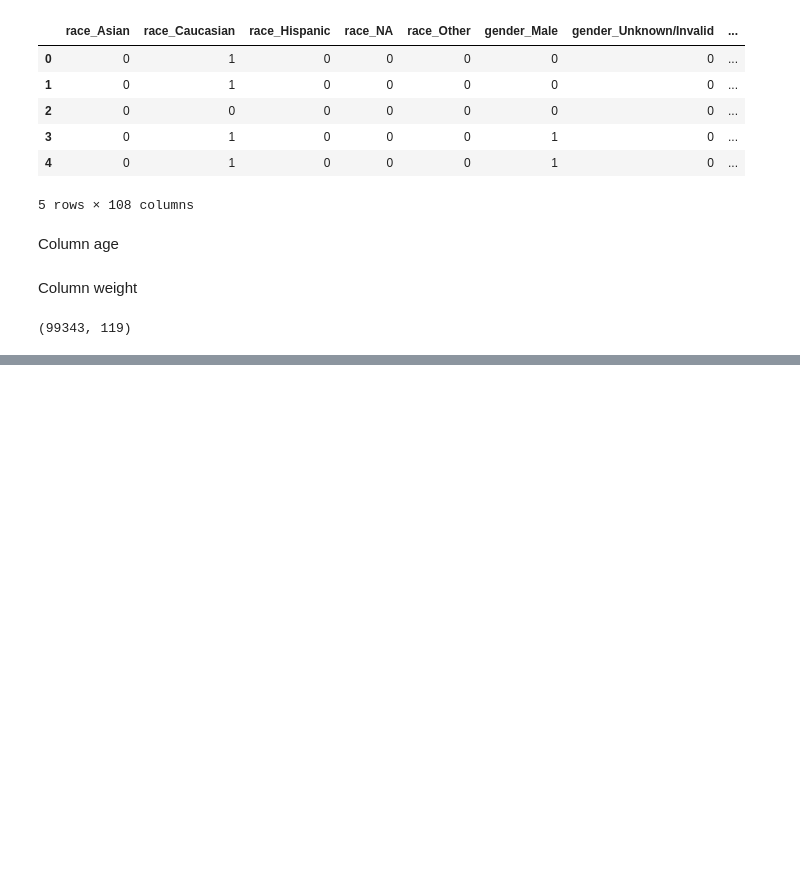
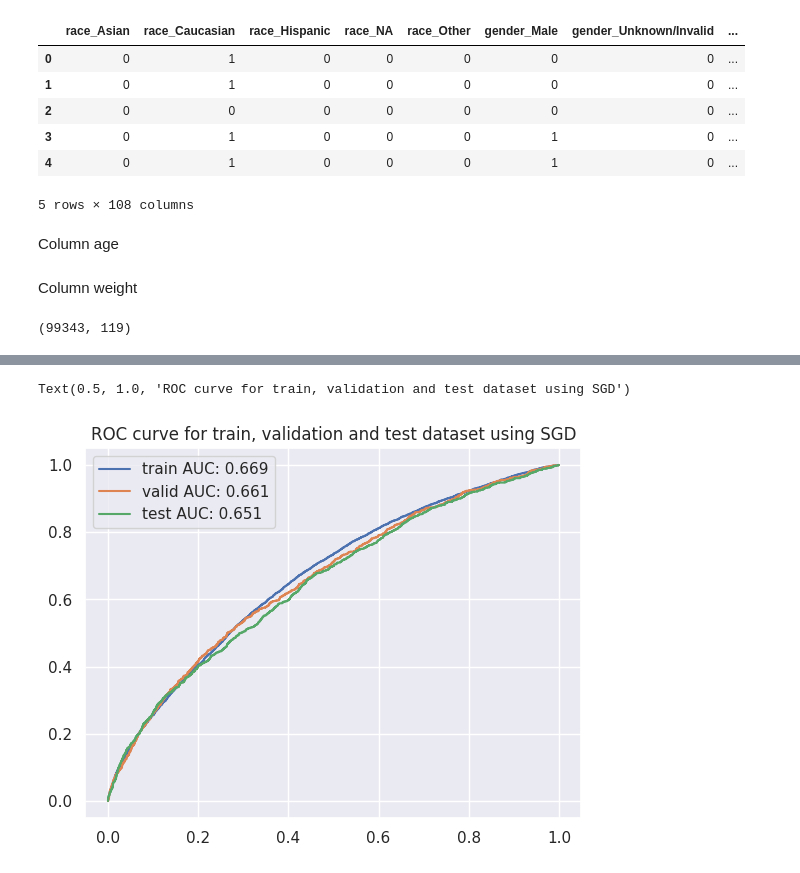
Before and after one commit to JavierPachas/diabetes, a Jupyter notebook: diabetes.ipynb, the cells around one changed output, grey strips where cells are left out. Saved outputs shown, nothing was run; the diff lists cells and outputs as text; code cells hidden in the pictures; blank space fills up the shorter version.

```diff
--- a/diabetes.ipynb
+++ b/diabetes.ipynb
@@ -707,0 +894,4 @@ Since the dataset is imbalanced (more negatives (0) than positives (1))
+# %%
+from sklearn.linear_model import SGDClassifier
+sgd = SGDClassifier(loss = 'log_loss', alpha = 0.1, random_state=40)
+sgd.fit(X_train_sc, y_train)
@@ -707,0 +925,4 @@ Since the dataset is imbalanced (more negatives (0) than positives (1))
+# %%
+from sklearn.ensemble import GradientBoostingClassifier
+gbc = GradientBoostingClassifier(n_estimators = 100, learning_rate = 1.0, max_depth = 3, random_state = 40)
+gbc.fit(X_train_sc, y_train)
@@ -707,0 +994,10 @@ Since the dataset is imbalanced (more negatives (0) than positives (1))
+# %%
+X_test = diabetes_test[working_columns].values
+y_test = diabetes_test['label'].values
+
+scaler = pickle.load(open('scaler.sav', 'rb'))
+X_test_sc = scaler.transform(X_test)
+# %%
+y_train_pred = sgd.predict_proba(X_train_sc)[:,1]
+y_valid_pred = sgd.predict_proba(X_valid_sc)[:,1]
+y_test_pred = sgd.predict_proba(X_test_sc)[:,1]
@@ -707,0 +1027,13 @@ Since the dataset is imbalanced (more negatives (0) than positives (1))
+# %%
+fpr_train, tpr_train, _ = metrics.roc_curve(y_train, y_train_pred)
+fpr_valid, tpr_valid, _ = metrics.roc_curve(y_valid, y_valid_pred)
+fpr_test, tpr_test, _ = metrics.roc_curve(y_test, y_test_pred)
+
+plt.plot(fpr_train, tpr_train, label = 'train AUC: 0.669')
+plt.plot(fpr_valid, tpr_valid, label = 'valid AUC: 0.661')
+plt.plot(fpr_test, tpr_test, label = 'test AUC: 0.651')
+plt.legend()
+plt.title('ROC curve for train, validation and test dataset using SGD')
+# %% [output]
+Text(0.5, 1.0, 'ROC curve for train, validation and test dataset using SGD')
+[figure, added]
```
Also changed, not shown: parts of 62 cells of this notebook.
